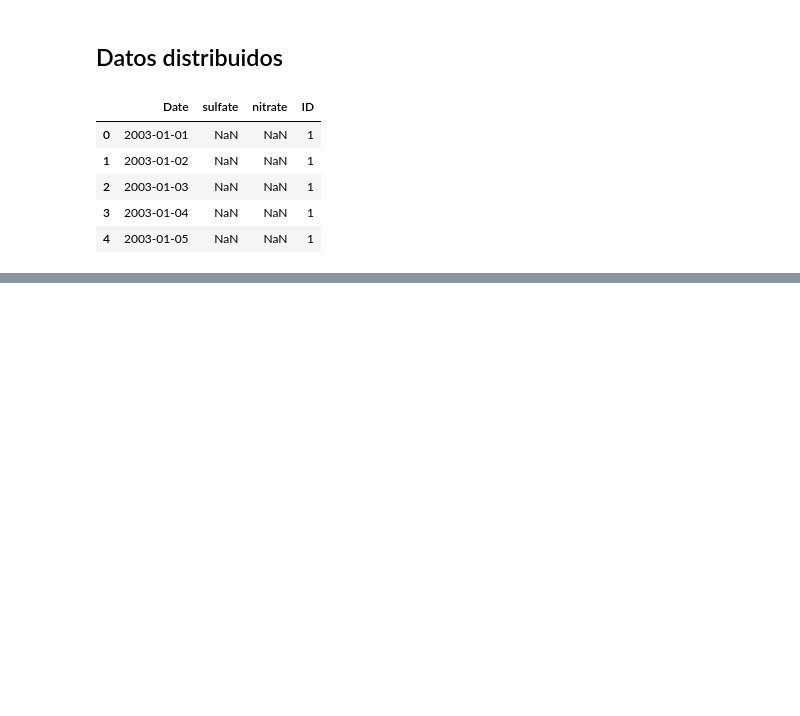
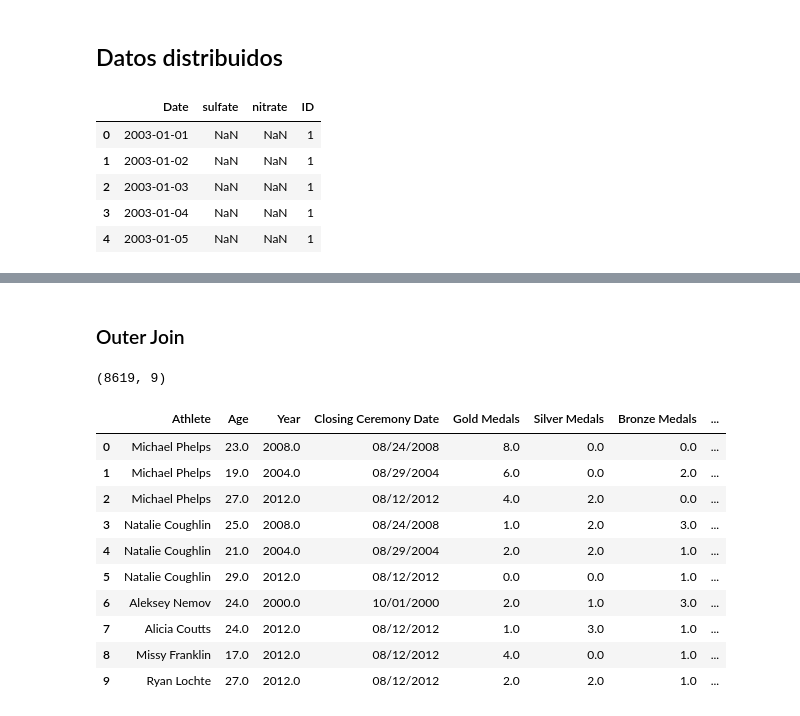
Before and after one commit to manutejaen/machine_learning, a Jupyter notebook: jupyter/T2_4_Concatenacion.ipynb, the cells around one changed output, grey strips where cells are left out. Drawn from its saved outputs; the diff is of its cells as text; code cells hidden in the pictures; blank space fills up the shorter version.

Commit message:
Concatenaciones-joins

```diff
--- a/jupyter/T2_4_Concatenacion.ipynb
+++ b/jupyter/T2_4_Concatenacion.ipynb
@@ -78,0 +182,13 @@ data.shape
+# %%
+out_athletes = np.random.choice(data["Athlete"], size=6, replace=False)
+# %%
+# dp son sin duplicados
+# Con estas tres lineas tenemos ya una serie de dataset a los que le faltan líneas para proceder a los joins
+data_country_dlt = data_country_dp[(~data_country_dp["Athlete"].isin(out_athletes)) &
+                                   (data_country_dp["Athlete"] != "Michael Phelps")]
+
+data_sports_dlt = data_sports_dp[(~data_sports_dp["Athlete"].isin(out_athletes)) &
+                                   (data_sports_dp["Athlete"] != "Michael Phelps")]
+
+data_main_dlt = data[(~data["Athlete"].isin(out_athletes)) &
+                                   (data["Athlete"] != "Michael Phelps")]
@@ -78,0 +249,26 @@ data.shape
+# %% [markdown]
+### Outer Join
+# %%
+data_country_mmm = data_country_dlt.append({
+    "Athlete":"MMM",
+    "Country":"Aquinostan"
+}, ignore_index=True)
+# %%
+merged_outer = pd.merge(left=data, right=data_country_mmm, how="outer", left_on="Athlete", right_on="Athlete")
+merged_outer.shape
+# %% [output]
+(8619, 9)
+# %%
+merged_outer.head(10)
+# %% [output]
+|  | Athlete | Age | Year | Closing Ceremony Date | Gold Medals | Silver Medals | Bronze Medals | ... |
+| 0 | Michael Phelps | 23.0 | 2008.0 | 08/24/2008 | 8.0 | 0.0 | 0.0 | ... |
+| 1 | Michael Phelps | 19.0 | 2004.0 | 08/29/2004 | 6.0 | 0.0 | 2.0 | ... |
+| 2 | Michael Phelps | 27.0 | 2012.0 | 08/12/2012 | 4.0 | 2.0 | 0.0 | ... |
+| 3 | Natalie Coughlin | 25.0 | 2008.0 | 08/24/2008 | 1.0 | 2.0 | 3.0 | ... |
+| 4 | Natalie Coughlin | 21.0 | 2004.0 | 08/29/2004 | 2.0 | 2.0 | 1.0 | ... |
+| 5 | Natalie Coughlin | 29.0 | 2012.0 | 08/12/2012 | 0.0 | 0.0 | 1.0 | ... |
+| 6 | Aleksey Nemov | 24.0 | 2000.0 | 10/01/2000 | 2.0 | 1.0 | 3.0 | ... |
+| 7 | Alicia Coutts | 24.0 | 2012.0 | 08/12/2012 | 1.0 | 3.0 | 1.0 | ... |
+| 8 | Missy Franklin | 17.0 | 2012.0 | 08/12/2012 | 4.0 | 0.0 | 1.0 | ... |
+| 9 | Ryan Lochte | 27.0 | 2012.0 | 08/12/2012 | 2.0 | 2.0 | 1.0 | ... |
```
Also changed, not shown: parts of 32 cells of this notebook.
